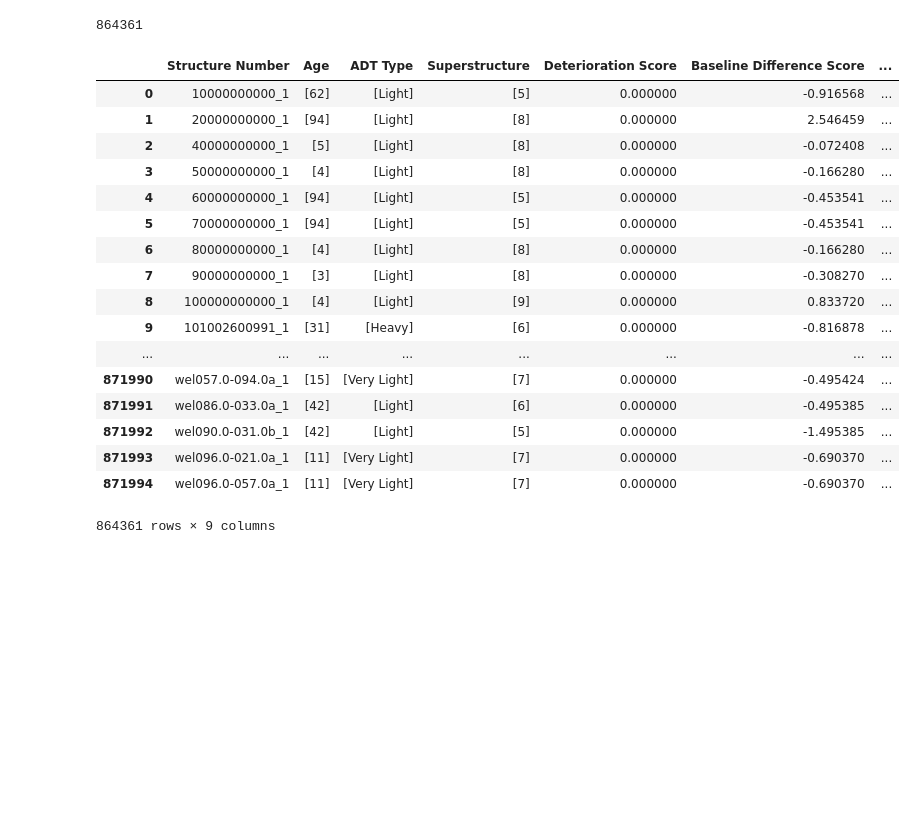
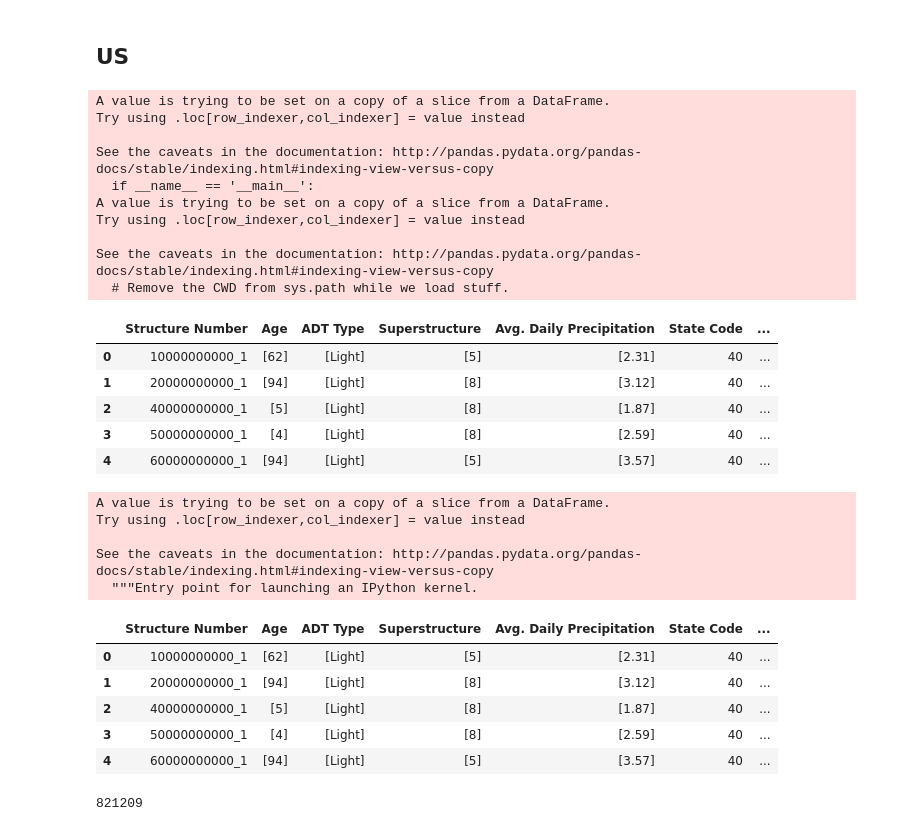
Before and after one commit to kaleoyster/thesis, a Jupyter notebook: methods/Baseline Score and Deterioration Score.ipynb, the cells around one changed output. Drawn from its saved outputs; the diff is of its cells as text; code cells hidden in the pictures; blank space fills up the shorter version.

```diff
--- a/methods/Baseline Score and Deterioration Score.ipynb
+++ b/methods/Baseline Score and Deterioration Score.ipynb
@@ -544,0 +556,3 @@ Puerto Rico and other US territories are not part of any census region or census
+# %%
+### flatten state code.
+survey_timeseries_df['State Code'] = [statecode[0] for statecode in survey_timeseries_df['State Code']]
@@ -545,3 +892,5 @@ Puerto Rico and other US territories are not part of any census region or census
+# %% [markdown]
+## US
 # %%
 ############################## COMPUTATION OF BASELINE DIFFERENCE SCORE ##################################
 list_of_avgs, dict_of_avgs, counts_of_aba = getListOfAvgs(age_flat_list, superstructure_flat_list)
@@ -553,30 +902,40 @@ survey_timeseries_df['Baseline Difference Score'] = baselineScores
 survey_timeseries_df = survey_timeseries_df.dropna()
 survey_timeseries_df['Scaled Deterioration Score'] = preprocessing.scale(survey_timeseries_df['Deterioration Score'])
 survey_timeseries_df['Scaled Baseline Difference Score'] =  preprocessing.scale(survey_timeseries_df['Baseline Difference Score'])
+# %% [output]
+A value is trying to be set on a copy of a slice from a DataFrame.
+Try using .loc[row_indexer,col_indexer] = value instead
+
+See the caveats in the documentation: http://pandas.pydata.org/pandas-docs/stable/indexing.html#indexing-view-versus-copy
+  if __name__ == '__main__':
+A value is trying to be set on a copy of a slice from a DataFrame.
+Try using .loc[row_indexer,col_indexer] = value instead
+
+See the caveats in the documentation: http://pandas.pydata.org/pandas-docs/stable/indexing.html#indexing-view-versus-copy
+  # Remove the CWD from sys.path while we load stuff.
-# %%
-len(survey_timeseries_df)
-# %% [output]
-864361
+# %%
+survey_timeseries_df.head()
+# %% [output]
+|  | Structure Number | Age | ADT Type | Superstructure | Avg. Daily Precipitation | State Code | ... |
+| 0 | 10000000000_1 | [62] | [Light] | [5] | [2.31] | 40 | ... |
+| 1 | 20000000000_1 | [94] | [Light] | [8] | [3.12] | 40 | ... |
+| 2 | 40000000000_1 | [5] | [Light] | [8] | [1.87] | 40 | ... |
+| 3 | 50000000000_1 | [4] | [Light] | [8] | [2.59] | 40 | ... |
+| 4 | 60000000000_1 | [94] | [Light] | [5] | [3.57] | 40 | ... |
 # %%
 survey_timeseries_df['Difference'] = survey_timeseries_df['Scaled Deterioration Score'] - survey_timeseries_df['Scaled Baseline Difference Score']
+# %% [output]
+A value is trying to be set on a copy of a slice from a DataFrame.
+Try using .loc[row_indexer,col_indexer] = value instead
+
+See the caveats in the documentation: http://pandas.pydata.org/pandas-docs/stable/indexing.html#indexing-view-versus-copy
+  """Entry point for launching an IPython kernel.
 # %%
-survey_timeseries_df
+survey_timeseries_df.head()
 # %% [output]
-|  | Structure Number | Age | ADT Type | Superstructure | Deterioration Score | Baseline Difference Score | ... |
-| 0 | 10000000000_1 | [62] | [Light] | [5] | 0.000000 | -0.916568 | ... |
-| 1 | 20000000000_1 | [94] | [Light] | [8] | 0.000000 | 2.546459 | ... |
-| 2 | 40000000000_1 | [5] | [Light] | [8] | 0.000000 | -0.072408 | ... |
-| 3 | 50000000000_1 | [4] | [Light] | [8] | 0.000000 | -0.166280 | ... |
-| 4 | 60000000000_1 | [94] | [Light] | [5] | 0.000000 | -0.453541 | ... |
-| 5 | 70000000000_1 | [94] | [Light] | [5] | 0.000000 | -0.453541 | ... |
-| 6 | 80000000000_1 | [4] | [Light] | [8] | 0.000000 | -0.166280 | ... |
-| 7 | 90000000000_1 | [3] | [Light] | [8] | 0.000000 | -0.308270 | ... |
-| 8 | 100000000000_1 | [4] | [Light] | [9] | 0.000000 | 0.833720 | ... |
-| 9 | 101002600991_1 | [31] | [Heavy] | [6] | 0.000000 | -0.816878 | ... |
-| ... | ... | ... | ... | ... | ... | ... | ... |
-| 871990 | wel057.0-094.0a_1 | [15] | [Very Light] | [7] | 0.000000 | -0.495424 | ... |
-| 871991 | wel086.0-033.0a_1 | [42] | [Light] | [6] | 0.000000 | -0.495385 | ... |
-| 871992 | wel090.0-031.0b_1 | [42] | [Light] | [5] | 0.000000 | -1.495385 | ... |
-| 871993 | wel096.0-021.0a_1 | [11] | [Very Light] | [7] | 0.000000 | -0.690370 | ... |
-| 871994 | wel096.0-057.0a_1 | [11] | [Very Light] | [7] | 0.000000 | -0.690370 | ... |
+|  | Structure Number | Age | ADT Type | Superstructure | Avg. Daily Precipitation | State Code | ... |
+| 0 | 10000000000_1 | [62] | [Light] | [5] | [2.31] | 40 | ... |
+| 1 | 20000000000_1 | [94] | [Light] | [8] | [3.12] | 40 | ... |
+| 2 | 40000000000_1 | [5] | [Light] | [8] | [1.87] | 40 | ... |
+| 3 | 50000000000_1 | [4] | [Light] | [8] | [2.59] | 40 | ... |
+| 4 | 60000000000_1 | [94] | [Light] | [5] | [3.57] | 40 | ... |
-864361 rows × 9 columns
@@ -582,0 +948,4 @@ survey_timeseries_df
+# %%
+len(survey_timeseries_df_1)
+# %% [output]
+821209
```
Also changed, not shown: parts of 41 cells of this notebook.
